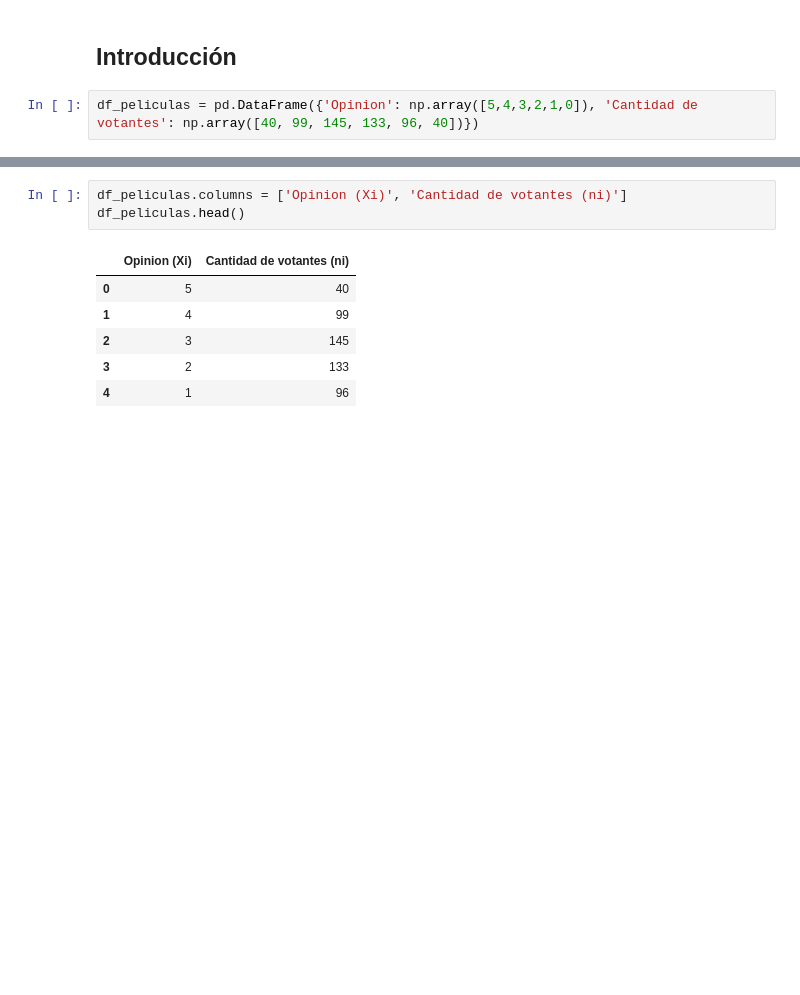
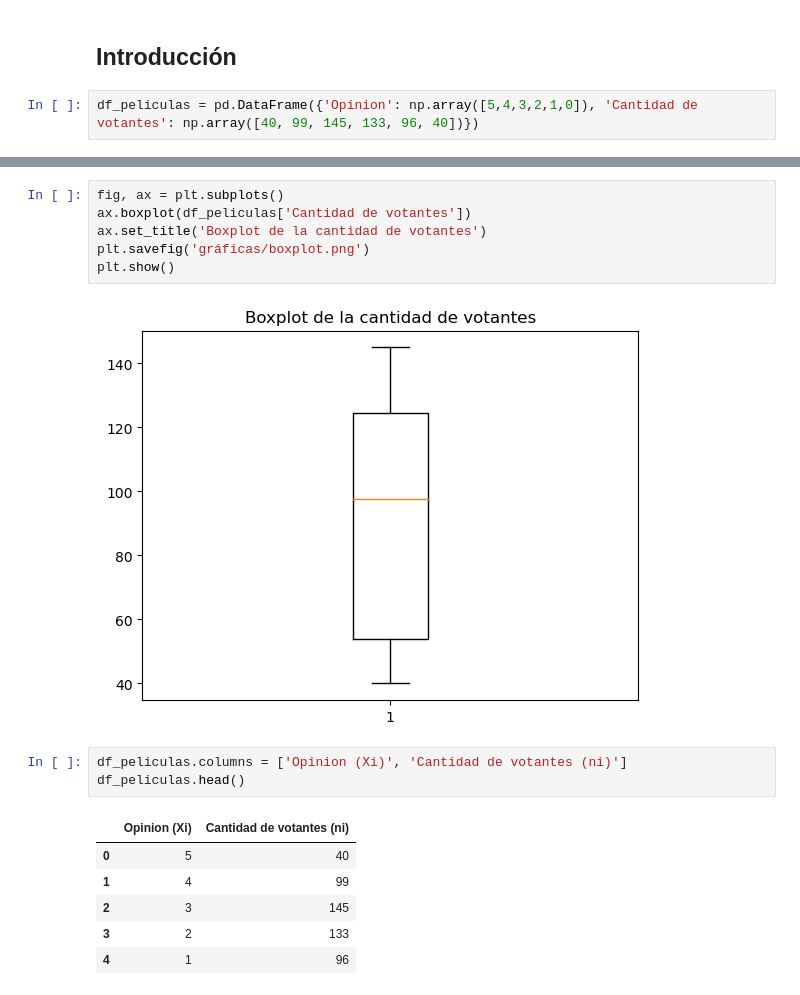
Before and after one commit to mgonzalz/critica_peliculas, a Jupyter notebook: critica_peliculas.ipynb, the cells around one changed output, grey strips where cells are left out. Saved outputs shown, nothing was run; the diff lists cells and outputs as text; blank space fills up the shorter version.

```diff
--- a/critica_peliculas.ipynb
+++ b/critica_peliculas.ipynb
@@ -35,6 +36,14 @@ plt.savefig('imagenes/curva_gauss.png')
 plt.show()
 # %% [output]
 [figure]
+# %%
+fig, ax = plt.subplots()
+ax.boxplot(df_peliculas['Cantidad de votantes'])
+ax.set_title('Boxplot de la cantidad de votantes')
+plt.savefig('gráficas/boxplot.png')
+plt.show()
+# %% [output]
+[figure, added]
 # %%
 df_peliculas.columns = ['Opinion (Xi)', 'Cantidad de votantes (ni)']
 df_peliculas.head()
```
Also changed, not shown: parts of 13 cells of this notebook, 2 other files.
